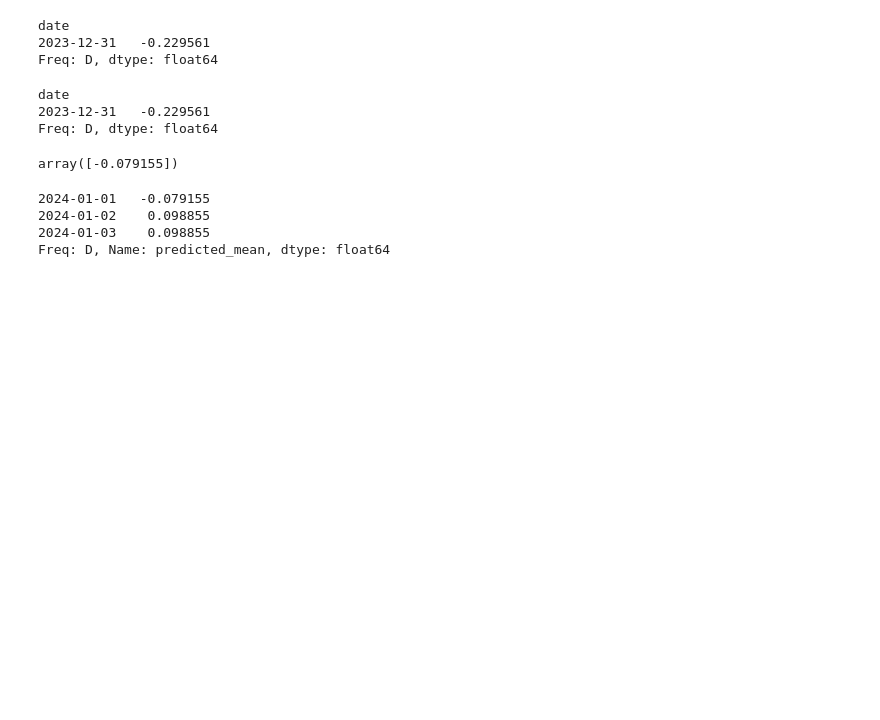
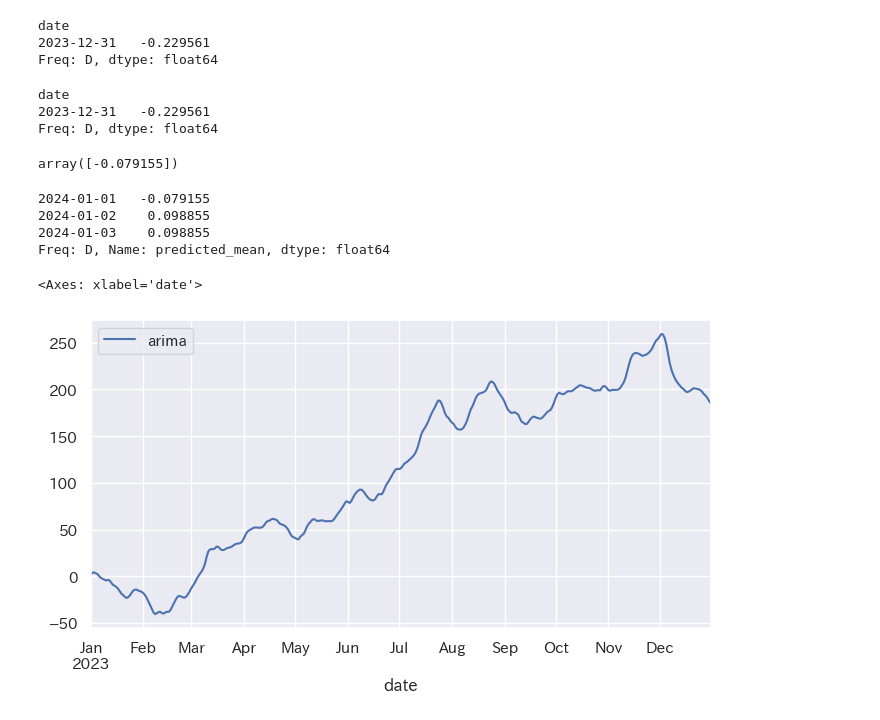
Before and after one commit to maton369/Python_Time_Series_Intro, a Jupyter notebook: 4-2-ARIMAモデル.ipynb, the cells around one changed output. Drawn from its saved outputs; the diff is of its cells as text; code cells hidden in the pictures; blank space fills up the shorter version.

```diff
--- a/4-2-ARIMAモデル.ipynb
+++ b/4-2-ARIMAモデル.ipynb
@@ -635,3 +635,17 @@ mod_ma.forecast(3)
 2024-01-02    0.098855
 2024-01-03    0.098855
 Freq: D, Name: predicted_mean, dtype: float64
+# %%
+# データの読み込み
+arima_data = pd.read_csv(
+    "4-2-3-arima-data.csv", index_col="date", parse_dates=True, dtype="float"
+)
+
+# 1日単位のデータ
+arima_data.index.freq = "D"
+
+# 可視化
+arima_data.plot()
+# %% [output]
+<Axes: xlabel='date'>
+[figure, added]
```
Also changed, not shown: parts of 2 cells of this notebook.
